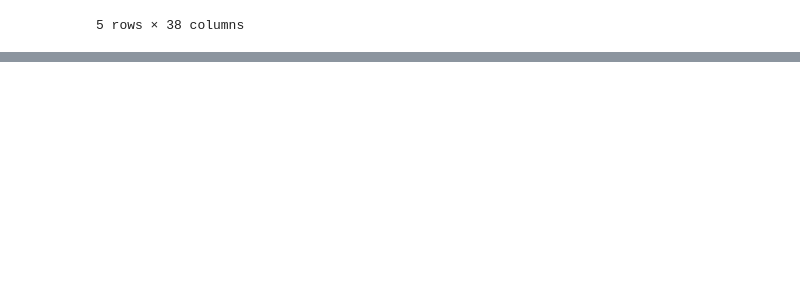
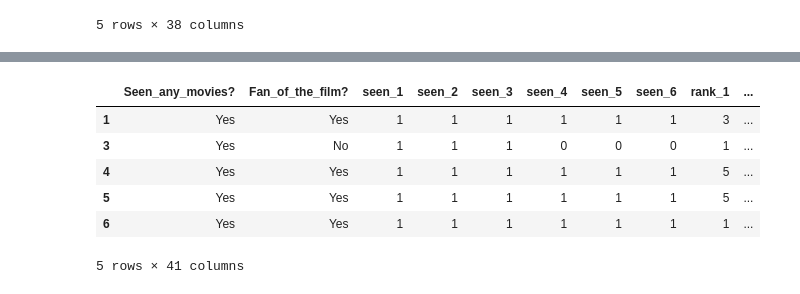
Before and after one commit to MosesIbe23/CSE450_Machine_Learning, a Jupyter notebook: Semester_Project.ipynb, the cells around one changed output, grey strips where cells are left out. Drawn from its saved outputs; the diff is of its cells as text; code cells hidden in the pictures; blank space fills up the shorter version.

```diff
--- a/Semester_Project.ipynb
+++ b/Semester_Project.ipynb
@@ -159,0 +90,63 @@ See the caveats in the documentation: https://pandas.pydata.org/pandas-docs/stab
+# %%
+#Drop RespondentID column
+
+df.drop('RespondentID', axis=1, inplace=True)
+#df
+
+# Filter respondents who have seen at least one film
+df = df[df['Seen_any_movies?'] == 'Yes']
+
+# Remove all leading, trailing, and extra spaces within the strings
+columns_to_strip = ['seen_1', 'seen_2', 'seen_3', 'seen_4', 'seen_5', 'seen_6']
+df[columns_to_strip] = df[columns_to_strip].apply(lambda col: col.str.strip().str.replace(r'\s+', ' ', regex=True))
+
+# Modify 'seen_1' - 'seen_6' to return 1 if the value is the specific movie, otherwise 0
+df['seen_1'] = df['seen_1'].apply(lambda x: 1 if x == "Star Wars: Episode I The Phantom Menace" else 0)
+df['seen_2'] = df['seen_2'].apply(lambda x: 1 if x == "Star Wars: Episode II Attack of the Clones" else 0)
+df['seen_3'] = df['seen_3'].apply(lambda x: 1 if x == "Star Wars: Episode III Revenge of the Sith" else 0)
+df['seen_4'] = df['seen_4'].apply(lambda x: 1 if x == "Star Wars: Episode IV A New Hope" else 0)
+df['seen_5'] = df['seen_5'].apply(lambda x: 1 if x == "Star Wars: Episode V The Empire Strikes Back" else 0)
+df['seen_6'] = df['seen_6'].apply(lambda x: 1 if x == "Star Wars: Episode VI Return of the Jedi" else 0)
+
+# Create a new column for age
+age_mapping = {
+    '18-29': 1,
+    '30-44': 2,
+    '45-60': 3,
+    '> 60': 4
+}
+df['age_numeric'] = df['Age'].map(age_mapping)
+df.drop('Age', axis=1, inplace=True)
+
+# Create a new column for education
+education_mapping = {
+    'High school degree': 1,
+    'Some college or Associate degree': 2,
+    'Bachelor degree': 3,
+    'Graduate degree': 4
+}
+df['education_numeric'] = df['Education'].map(education_mapping)
+df.drop('Education', axis=1, inplace=True)
+
+# Create a new column for income
+income_mapping = {
+    '$0 - $24,999': 1,
+    '$25,000 - $49,999': 2,
+    '$50,000 - $99,999': 3,
+    '$100,000 - $149,999': 4,
+    '$150,000+': 5
+}
+df['income_numeric'] = df['H_Income'].map(income_mapping)
+df.drop('H_Income', axis=1, inplace=True)
+
+# Derived Columns for age, gender, income and education
+df['age_income_interaction'] = df['age_numeric'] * df['income_numeric']
+df['age_education_interaction'] = df['age_numeric'] * df['education_numeric']
+df['income_education_interaction'] = df['income_numeric'] * df['education_numeric']
+
+# Create target column
+df['target'] = (df['income_numeric'] > 3).astype(int)
+
+df.head()
+#df.info()
+# %% [output]
@@ -160,3 +170,10 @@ See the caveats in the documentation: https://pandas.pydata.org/pandas-docs/stab
+|  | Seen_any_movies? | Fan_of_the_film? | seen_1 | seen_2 | seen_3 | seen_4 | seen_5 | seen_6 | rank_1 | ... |
+| 1 | Yes | Yes | 1 | 1 | 1 | 1 | 1 | 1 | 3 | ... |
+| 3 | Yes | No | 1 | 1 | 1 | 0 | 0 | 0 | 1 | ... |
+| 4 | Yes | Yes | 1 | 1 | 1 | 1 | 1 | 1 | 5 | ... |
+| 5 | Yes | Yes | 1 | 1 | 1 | 1 | 1 | 1 | 5 | ... |
+| 6 | Yes | Yes | 1 | 1 | 1 | 1 | 1 | 1 | 1 | ... |
+5 rows × 41 columns
 # %%
 #print(df.isnull().sum())
 # %%
```
Also changed, not shown: parts of 14 cells of this notebook.
